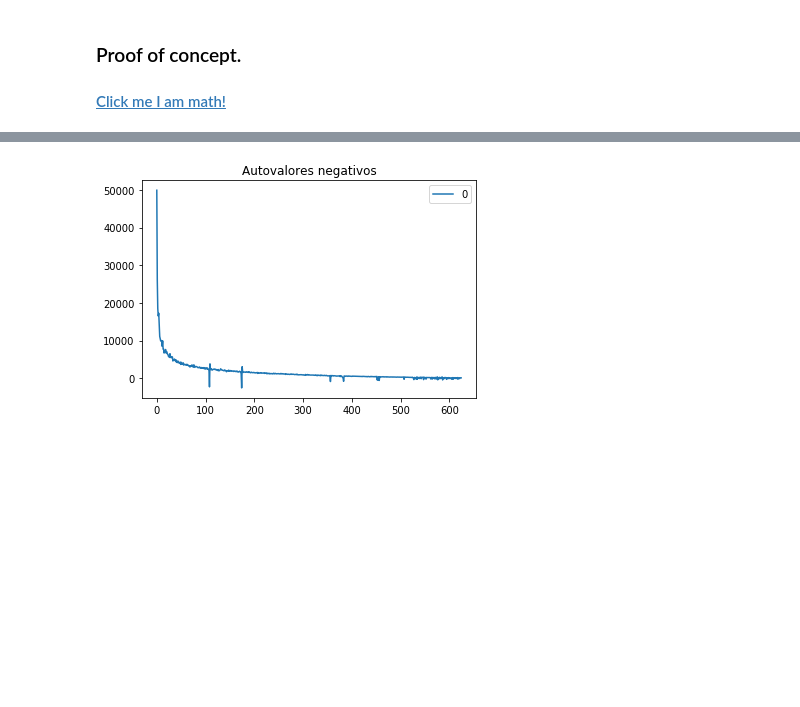
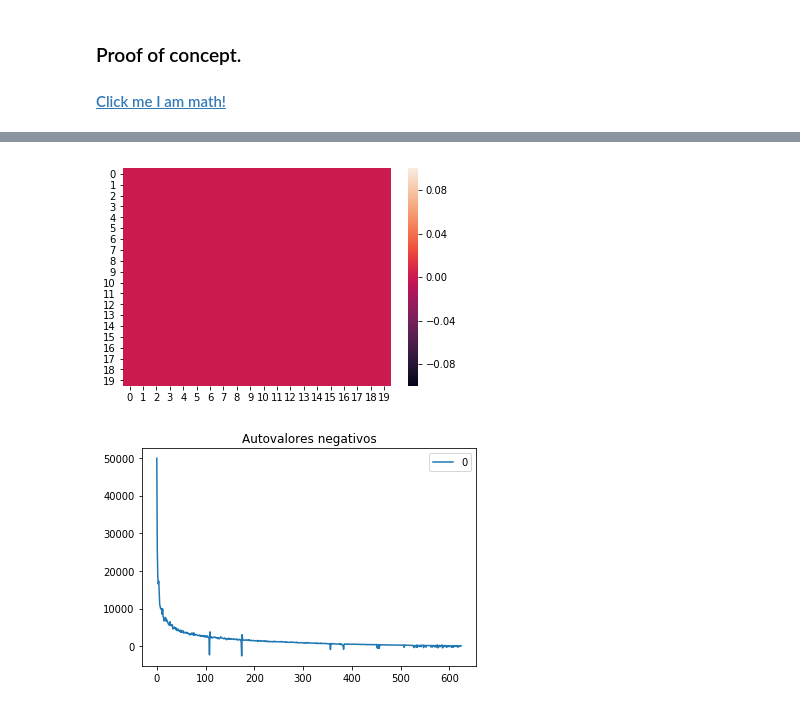
Before and after one commit to CatOfTheCannals/image-reconstruction, a Jupyter notebook: notebooks/compare_with_cpp_implementation.ipynb, the cells around one changed output, grey strips where cells are left out. Drawn from its saved outputs; the diff is of its cells as text; code cells hidden in the pictures; blank space fills up the shorter version.

```diff
--- a/notebooks/compare_with_cpp_implementation.ipynb
+++ b/notebooks/compare_with_cpp_implementation.ipynb
@@ -77,3 +50,14 @@ def save_matrix_to_cpp(matrix, mat_name):
+# %%
+%matplotlib inline
+import seaborn as sns
+from matrix_file_handlers import *
+
+img = load_cpp_matrix("D").T
+avg_img = np.matmul(img, np.ones((img.shape[1],1)))
+avg_img = avg_img.reshape(20,20)
+ax = sns.heatmap(avg_img)
+# %% [output]
+[figure, added]
 # %%
 %matplotlib inline
 from matplotlib import pyplot
```
Also changed, not shown: parts of 2 cells of this notebook, 3 other files.
